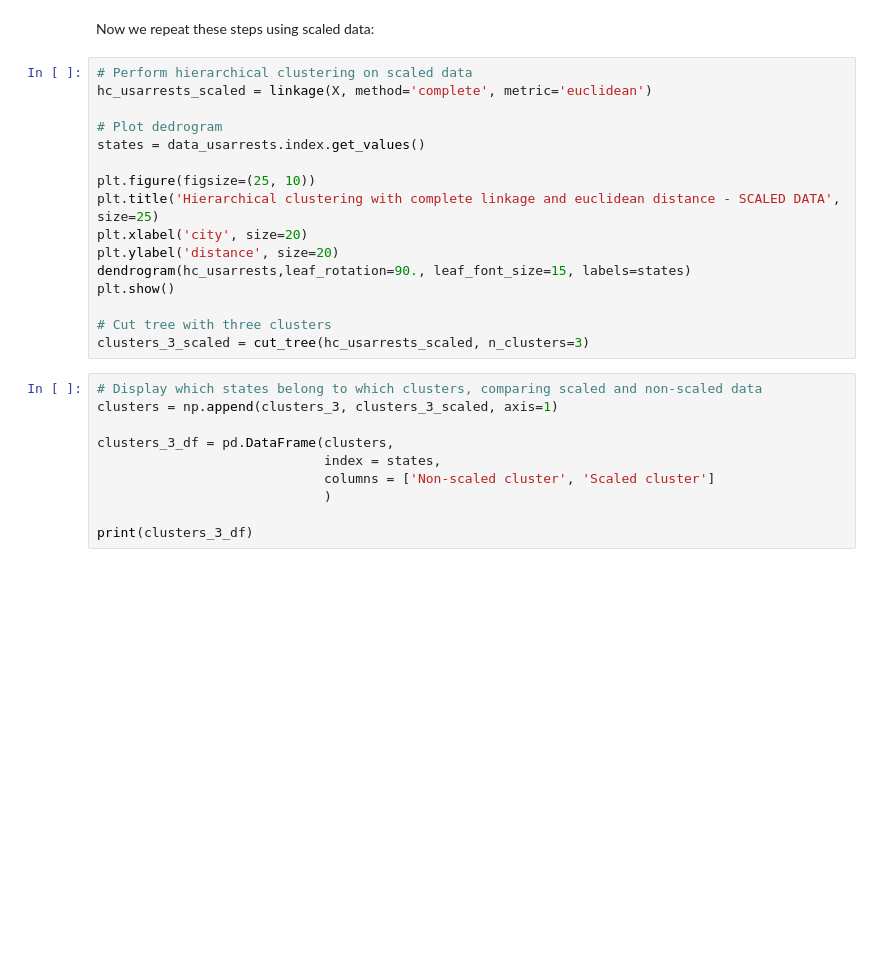
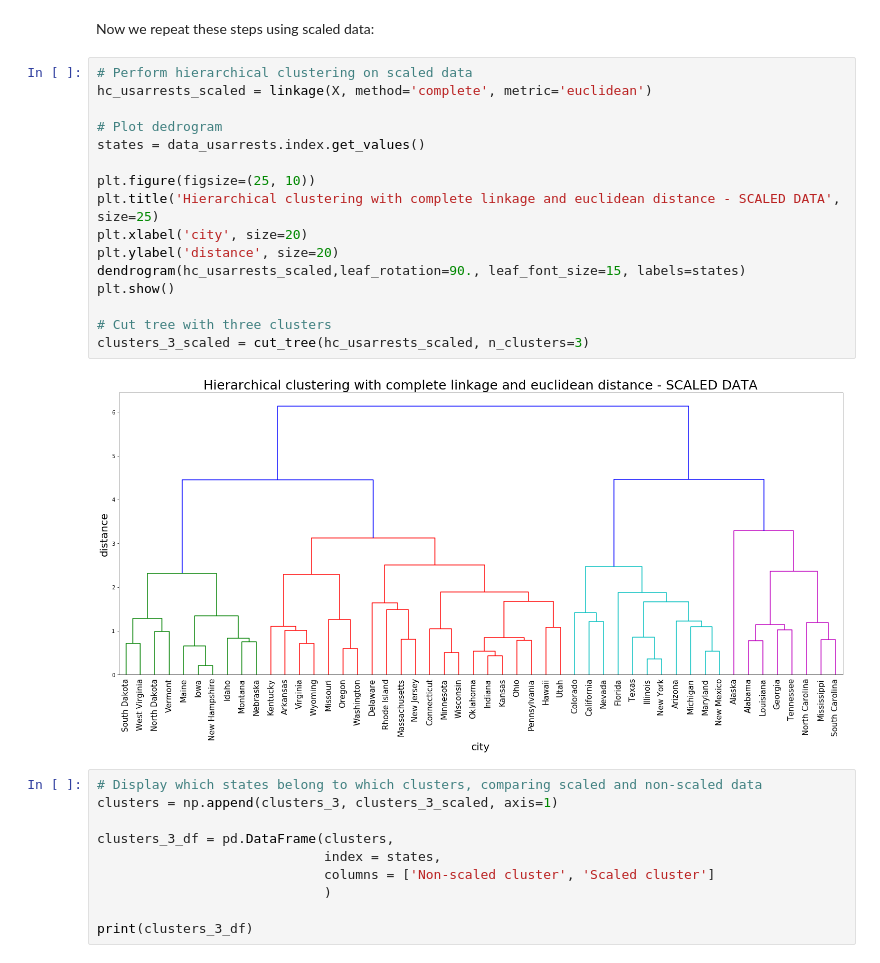
Before and after one commit to martinagvilas/intro_stat_learning, a Jupyter notebook: notebooks/ch10_exercises.ipynb, the cells around one changed output. Cells and saved outputs as stored; diff of their text form; blank space fills up the shorter version.

```diff
--- a/notebooks/ch10_exercises.ipynb
+++ b/notebooks/ch10_exercises.ipynb
@@ -169,19 +210,21 @@ Now we repeat these steps using scaled data:
 # %%
 # Perform hierarchical clustering on scaled data
 hc_usarrests_scaled = linkage(X, method='complete', metric='euclidean')
 
 # Plot dedrogram
 states = data_usarrests.index.get_values()
 
 plt.figure(figsize=(25, 10))
 plt.title('Hierarchical clustering with complete linkage and euclidean distance - SCALED DATA', size=25)
 plt.xlabel('city', size=20)
 plt.ylabel('distance', size=20)
-dendrogram(hc_usarrests,leaf_rotation=90., leaf_font_size=15, labels=states)
+dendrogram(hc_usarrests_scaled,leaf_rotation=90., leaf_font_size=15, labels=states)
 plt.show()
 
 # Cut tree with three clusters
 clusters_3_scaled = cut_tree(hc_usarrests_scaled, n_clusters=3)
+# %% [output]
+[figure, added]
 # %%
 # Display which states belong to which clusters, comparing scaled and non-scaled data
 clusters = np.append(clusters_3, clusters_3_scaled, axis=1)
```
Also changed, not shown: parts of 51 cells of this notebook.
